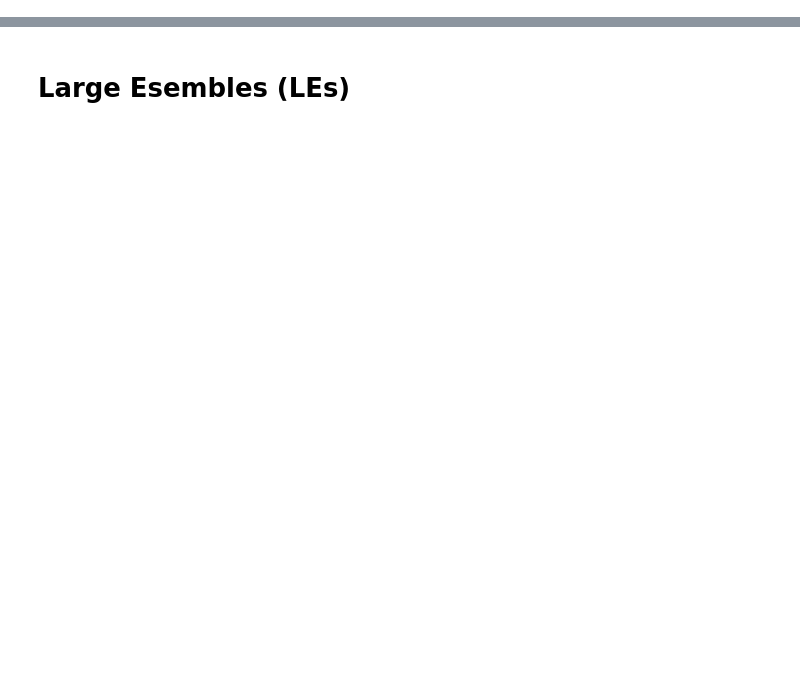
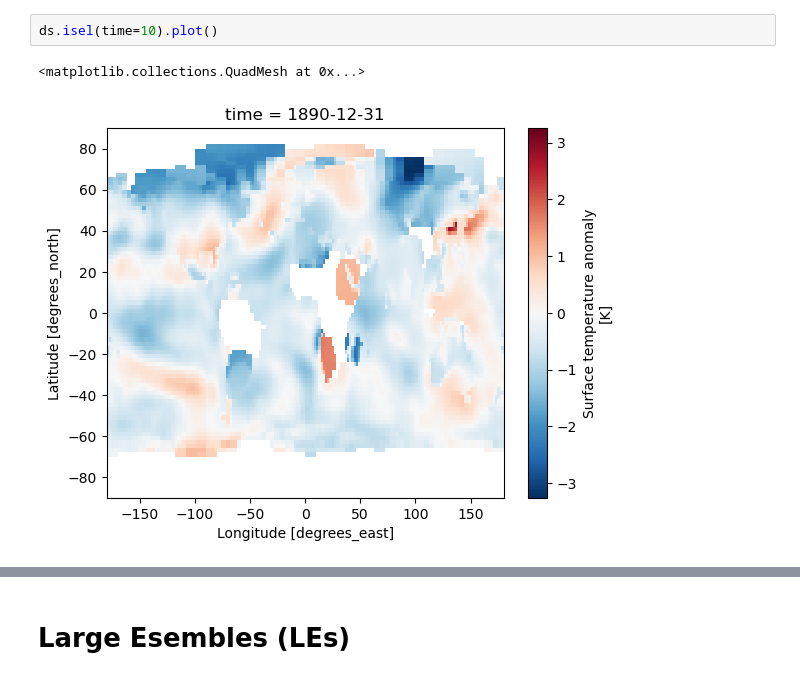
Before and after one commit to alexborowiak/time_of_emergene_drafts, a Jupyter notebook: toplevel_notebooks/00_data_processing.ipynb, the cells around one changed output, grey strips where cells are left out. Drawn from its saved outputs; the diff is of its cells as text; blank space fills up the shorter version.

```diff
--- a/toplevel_notebooks/00_data_processing.ipynb
+++ b/toplevel_notebooks/00_data_processing.ipynb
@@ -35,0 +74,5 @@ client
+# %%
+ds.isel(time=10).plot()
+# %% [output]
+<matplotlib.collections.QuadMesh at 0x...>
+[figure, added]
```
Also changed, not shown: parts of 31 cells of this notebook, 17 other files.
